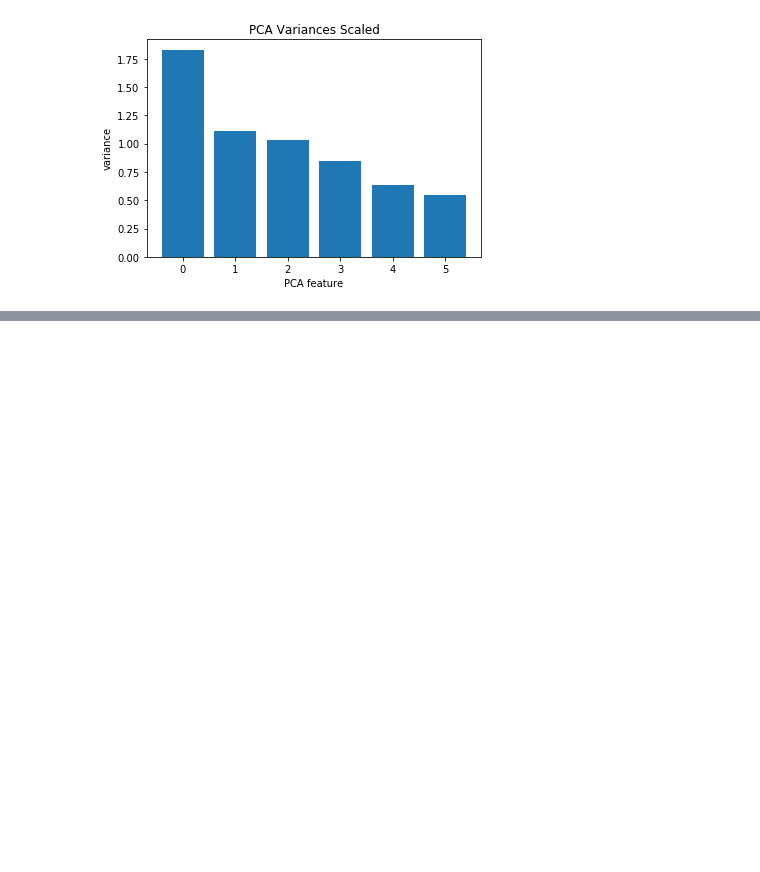
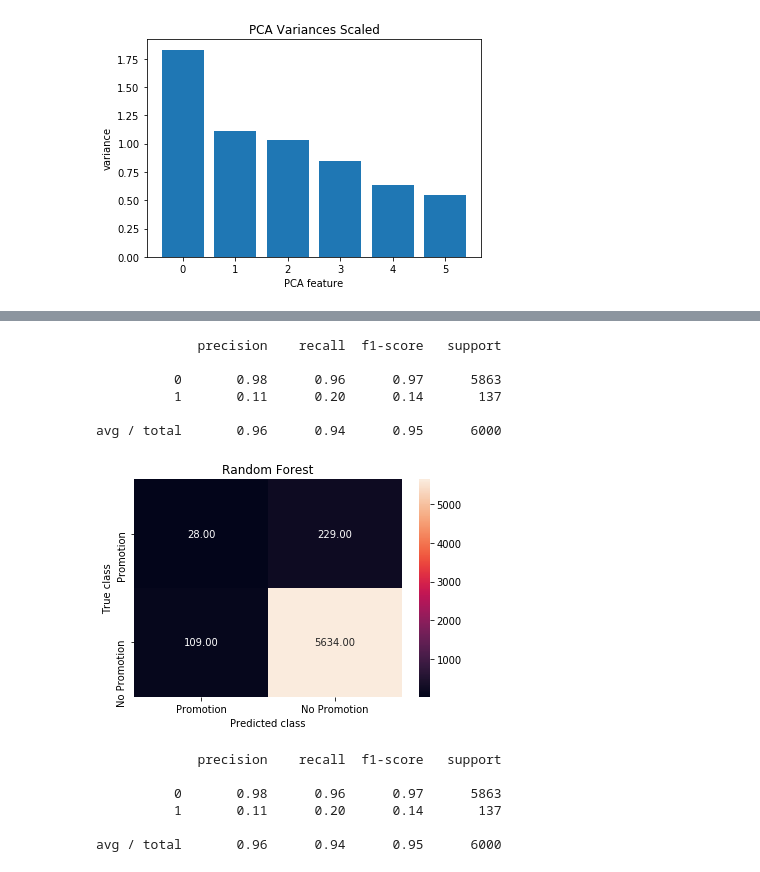
Before and after one commit to UpAHill/IS_685_Project_A.Hill, a Jupyter notebook: IS 685 Project A. Hill.ipynb, the cells around one changed output, grey strips where cells are left out. Cells and saved outputs as stored; diff of their text form; code cells hidden in the pictures; blank space fills up the shorter version.

```diff
--- a/IS 685 Project A. Hill.ipynb
+++ b/IS 685 Project A. Hill.ipynb
@@ -538,0 +639,7 @@ plt.show()
+# %%
+dummies1 = pd.get_dummies(data['department']).rename(columns=lambda x: 'Department_' + str(x))
+dummies2 = pd.get_dummies(data['salary']).rename(columns=lambda x: 'Salary_' + str(x))
+
+hr = pd.concat([df, dummies1, dummies2], axis=1)
+#step_1.drop(['dummy', 'c'], inplace=True, axis=1)
+hr.columns.values
@@ -538,0 +707,6 @@ plt.show()
+# %%
+cols = [ 'Department_management',
+ 'Department_product_mng']
+
+X = hr[cols]
+y = hr['promotion_last_5years']
@@ -538,0 +717,8 @@ plt.show()
+# %%
+from sklearn.cross_validation import train_test_split
+X_train, X_test, y_train, y_test = train_test_split(X, y, test_size=0.4, random_state=0)
+
+from sklearn.linear_model import LogisticRegression
+from sklearn import metrics
+logreg = LogisticRegression(class_weight='balanced')
+logreg.fit(X_train, y_train)
@@ -538,0 +737,4 @@ plt.show()
+# %%
+from sklearn.ensemble import RandomForestClassifier
+rf = RandomForestClassifier(class_weight='balanced')
+rf.fit(X_train, y_train)
@@ -538,0 +812,31 @@ plt.show()
+# %%
+from sklearn.metrics import classification_report
+print(classification_report(y_test, rf.predict(X_test)))
+# %% [output]
+             precision    recall  f1-score   support
+
+          0       0.98      0.96      0.97      5863
+          1       0.11      0.20      0.14       137
+
+avg / total       0.96      0.94      0.95      6000
+# %%
+y_pred = rf.predict(X_test)
+from sklearn.metrics import confusion_matrix
+import seaborn as sns
+forest_cm = metrics.confusion_matrix(y_pred, y_test, [1,0])
+sns.heatmap(forest_cm, annot=True, fmt='.2f',xticklabels = ["Promotion", "No Promotion"] , yticklabels = ["Promotion", "No Promotion"] )
+plt.ylabel('True class')
+plt.xlabel('Predicted class')
+plt.title('Random Forest')
+plt.savefig('random_forest')
+# %% [output]
+[figure, added]
+# %%
+print(classification_report(y_test, logreg.predict(X_test)))
+# %% [output]
+             precision    recall  f1-score   support
+
+          0       0.98      0.96      0.97      5863
+          1       0.11      0.20      0.14       137
+
+avg / total       0.96      0.94      0.95      6000
```
Also changed, not shown: parts of 101 cells of this notebook, 6 other files.
